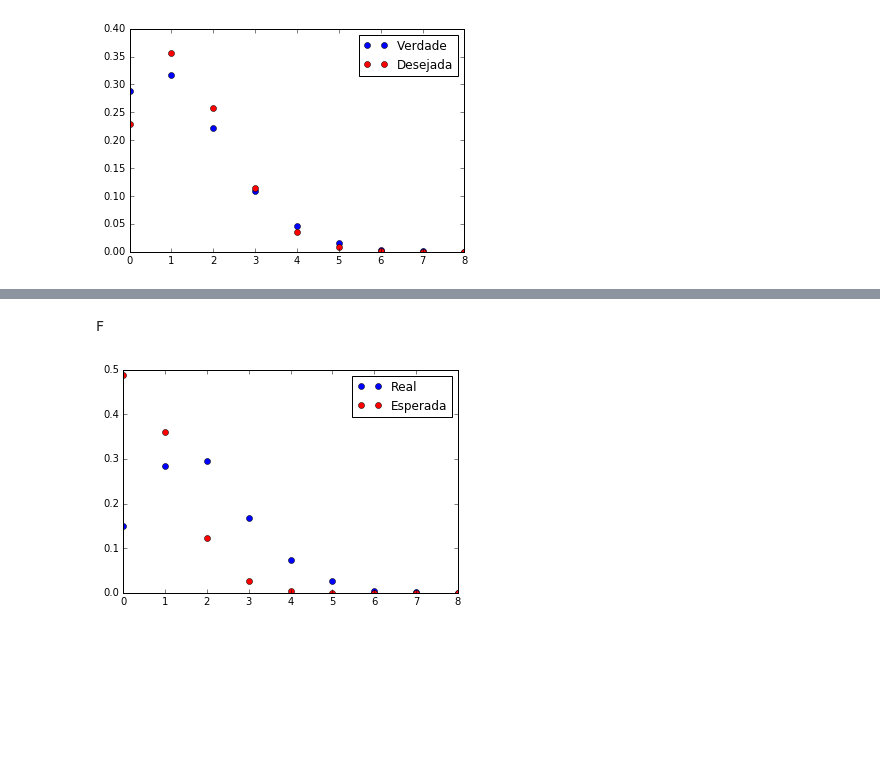
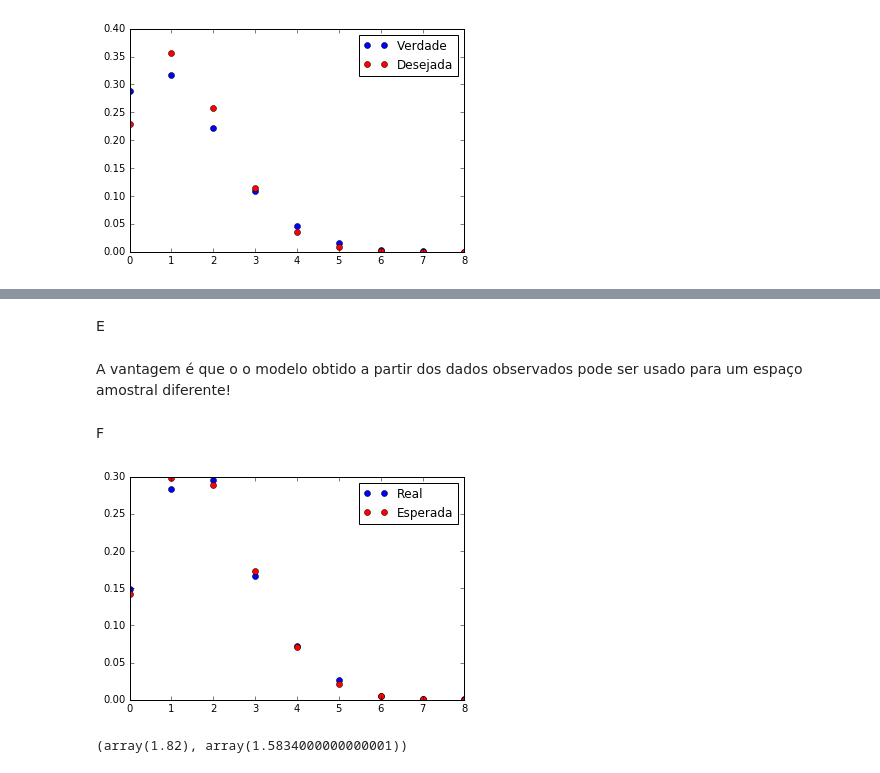
Before and after one commit to matheuscgc/CD, a Jupyter notebook: Aula10/Aula10 Atividade Modelos probabilísticos discretos MATHEUS CAMPBELL HUGO MENDES.ipynb, the cells around one changed output, grey strips where cells are left out. Cells and saved outputs as stored; diff of their text form; code cells hidden in the pictures; blank space fills up the shorter version.

```diff
--- a/Aula10/Aula10 Atividade Modelos probabilísticos discretos MATHEUS CAMPBELL HUGO MENDES.ipynb
+++ b/Aula10/Aula10 Atividade Modelos probabilísticos discretos MATHEUS CAMPBELL HUGO MENDES.ipynb
@@ -394,12 +407,20 @@ Series([], Name: Quantidade, dtype: float64)
+# %% [markdown]
+E
+# %% [markdown]
+A vantagem é que o o modelo obtido a partir dos dados observados pode ser usado para um espaço amostral diferente!
 # %% [markdown]
 F
 # %%
 a=carros.Quantidade[Tipo=='Carros Populares'].value_counts(True)
-b=[stats.binom.pmf(0, 14,0.1),stats.binom.pmf(1, 14,0.1),stats.binom.pmf(2, 14,0.1),stats.binom.pmf(3, 14,0.1),stats.binom.pmf(4, 14,0.05),
-   stats.binom.pmf(5, 14,0.05),stats.binom.pmf(6, 14,0.05),stats.binom.pmf(7, 14,0.05),stats.binom.pmf(8,14,0.05)]
+b=[stats.binom.pmf(0, 14,0.13),stats.binom.pmf(1, 14,0.13),stats.binom.pmf(2, 14,0.13),stats.binom.pmf(3, 14,0.13),stats.binom.pmf(4, 14,0.13),
+   stats.binom.pmf(5, 14,0.13),stats.binom.pmf(6, 14,0.13),stats.binom.pmf(7, 14,0.13),stats.binom.pmf(8,14,0.13)]
 plt.plot(a, 'bo')
-plt.plot(b,'ro')
+plt.plot(b, 'ro')
 plt.legend(['Real','Esperada'])
 plt.show()
 # %% [output]
-[figure, old version]
+[figure, new version]
+# %%
+stats.binom.stats(14, 0.13, moments="mv")
+# %% [output]
+(array(1.82), array(1.5834000000000001))
```
Also changed, not shown: parts of 4 cells of this notebook.
